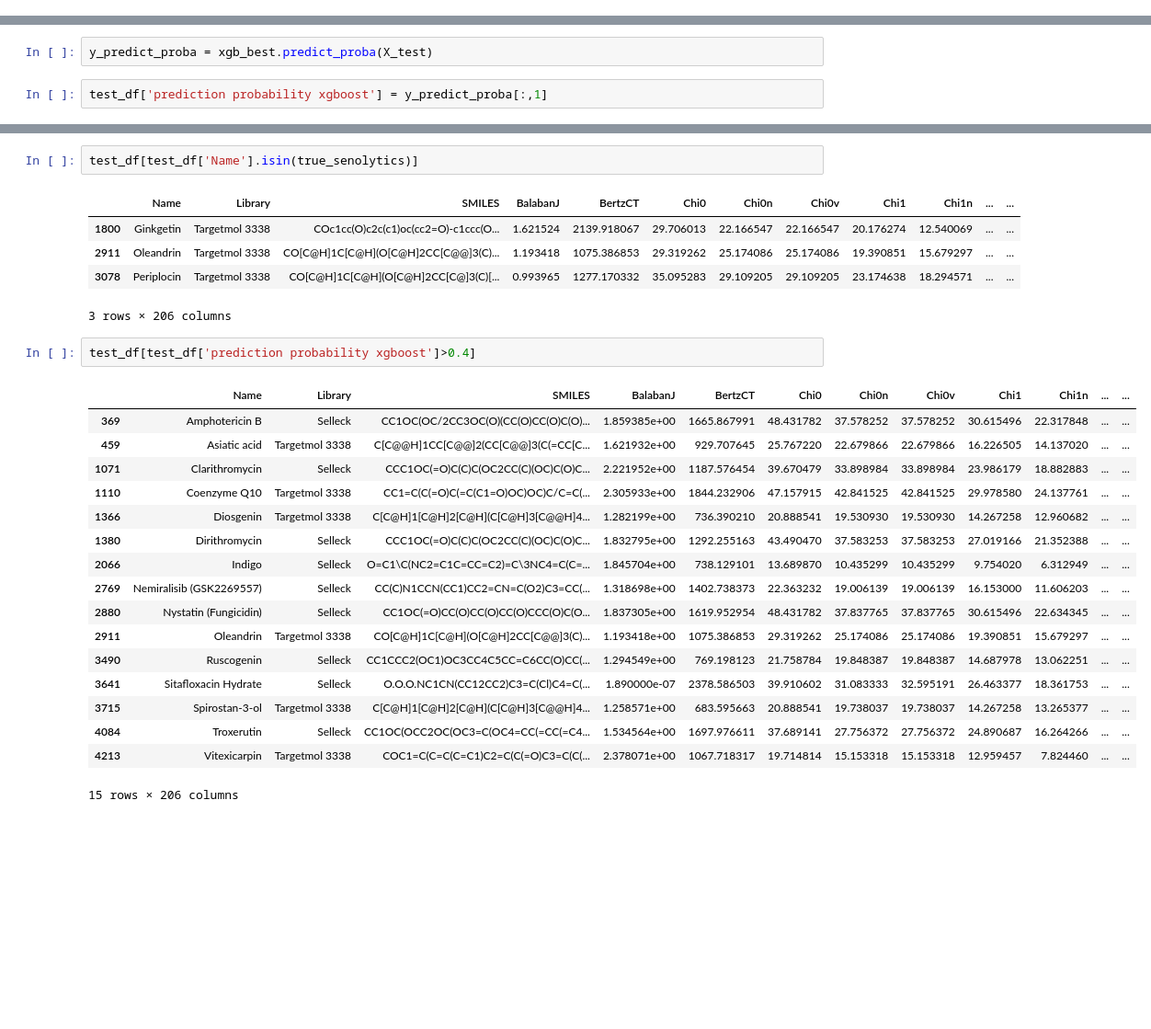
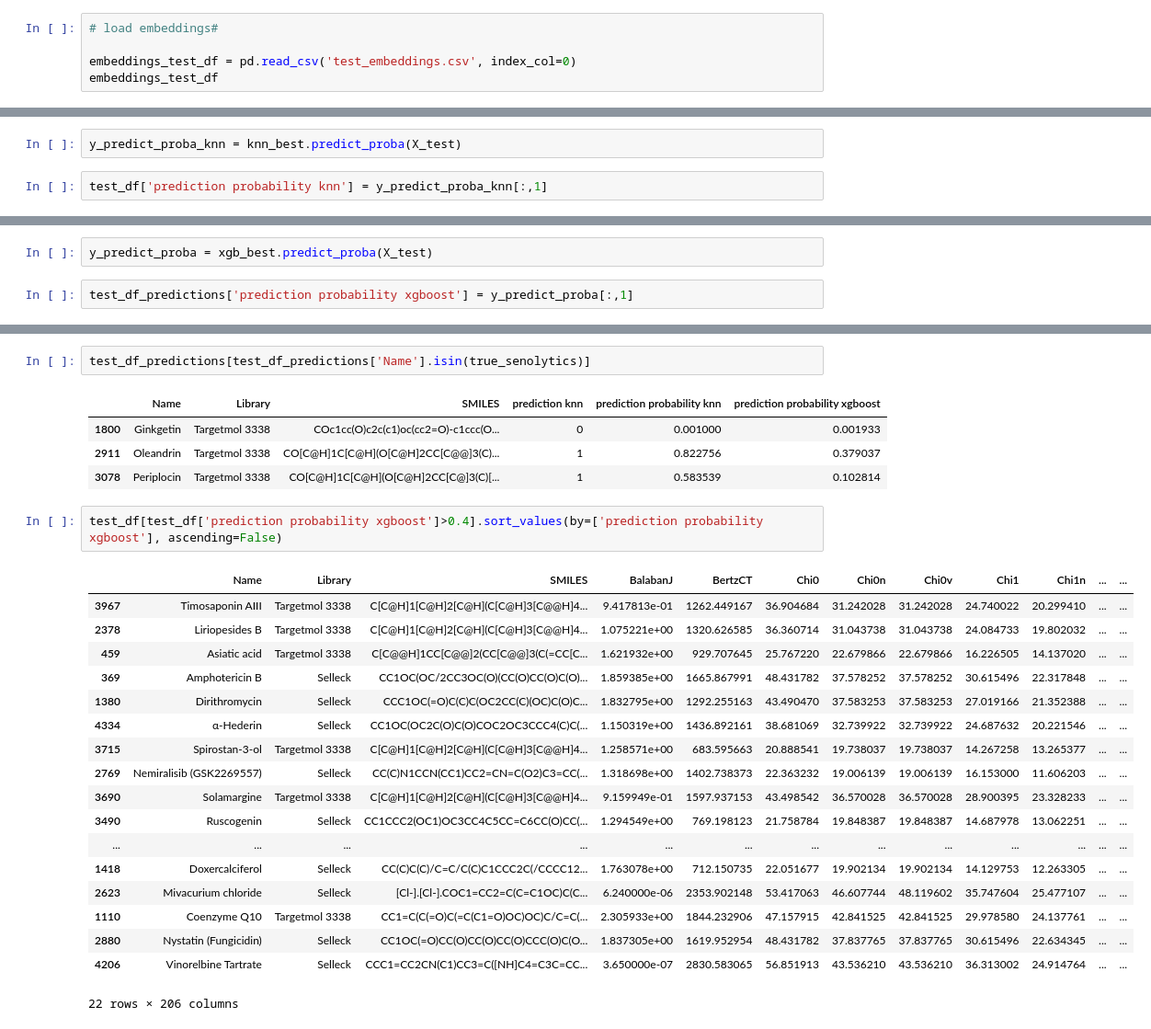
Before and after one commit to charmdust/LLMs-senolytics, a Jupyter notebook: Test_set_best_classifier.ipynb, the cells around one changed output, grey strips where cells are left out. Shown at 92% size. Drawn from its saved outputs; the diff is of its cells as text; blank space fills up the shorter version.

```diff
--- a/Test_set_best_classifier.ipynb
+++ b/Test_set_best_classifier.ipynb
@@ -168,0 +170,5 @@ PCA
+# %%
+# load embeddings#
+
+embeddings_test_df = pd.read_csv('test_embeddings.csv', index_col=0)
+embeddings_test_df
@@ -272,0 +279,4 @@ XGBoost
+# %%
+y_predict_proba_knn = knn_best.predict_proba(X_test)
+# %%
+test_df['prediction probability knn'] = y_predict_proba_knn[:,1]
@@ -288,4 +475,4 @@ sum(y_pred)
 # %%
 y_predict_proba = xgb_best.predict_proba(X_test)
 # %%
-test_df['prediction probability xgboost'] = y_predict_proba[:,1]
+test_df_predictions['prediction probability xgboost'] = y_predict_proba[:,1]
@@ -308,29 +501,29 @@ test_df.sort_values(by=['prediction probability xgboost'], ascending=False)
 # %%
-test_df[test_df['Name'].isin(true_senolytics)]
+test_df_predictions[test_df_predictions['Name'].isin(true_senolytics)]
 # %% [output]
-|  | Name | Library | SMILES | BalabanJ | BertzCT | Chi0 | Chi0n | Chi0v | Chi1 | Chi1n | ... | ... |
-| 1800 | Ginkgetin | Targetmol 3338 | COc1cc(O)c2c(c1)oc(cc2=O)-c1ccc(O... | 1.621524 | 2139.918067 | 29.706013 | 22.166547 | 22.166547 | 20.176274 | 12.540069 | ... | ... |
-| 2911 | Oleandrin | Targetmol 3338 | CO[C@H]1C[C@H](O[C@H]2CC[C@@]3(C)... | 1.193418 | 1075.386853 | 29.319262 | 25.174086 | 25.174086 | 19.390851 | 15.679297 | ... | ... |
-| 3078 | Periplocin | Targetmol 3338 | CO[C@H]1C[C@H](O[C@H]2CC[C@]3(C)[... | 0.993965 | 1277.170332 | 35.095283 | 29.109205 | 29.109205 | 23.174638 | 18.294571 | ... | ... |
+|  | Name | Library | SMILES | prediction knn | prediction probability knn | prediction probability xgboost |
+| 1800 | Ginkgetin | Targetmol 3338 | COc1cc(O)c2c(c1)oc(cc2=O)-c1ccc(O... | 0 | 0.001000 | 0.001933 |
+| 2911 | Oleandrin | Targetmol 3338 | CO[C@H]1C[C@H](O[C@H]2CC[C@@]3(C)... | 1 | 0.822756 | 0.379037 |
+| 3078 | Periplocin | Targetmol 3338 | CO[C@H]1C[C@H](O[C@H]2CC[C@]3(C)[... | 1 | 0.583539 | 0.102814 |
-3 rows × 206 columns
 # %%
-test_df[test_df['prediction probability xgboost']>0.4]
+test_df[test_df['prediction probability xgboost']>0.4].sort_values(by=['prediction probability xgboost'], ascending=False)
 # %% [output]
 |  | Name | Library | SMILES | BalabanJ | BertzCT | Chi0 | Chi0n | Chi0v | Chi1 | Chi1n | ... | ... |
+| 3967 | Timosaponin AIII | Targetmol 3338 | C[C@H]1[C@H]2[C@H](C[C@H]3[C@@H]4... | 9.417813e-01 | 1262.449167 | 36.904684 | 31.242028 | 31.242028 | 24.740022 | 20.299410 | ... | ... |
+| 2378 | Liriopesides B | Targetmol 3338 | C[C@H]1[C@H]2[C@H](C[C@H]3[C@@H]4... | 1.075221e+00 | 1320.626585 | 36.360714 | 31.043738 | 31.043738 | 24.084733 | 19.802032 | ... | ... |
+| 459 | Asiatic acid | Targetmol 3338 | C[C@@H]1CC[C@@]2(CC[C@@]3(C(=CC[C... | 1.621932e+00 | 929.707645 | 25.767220 | 22.679866 | 22.679866 | 16.226505 | 14.137020 | ... | ... |
 | 369 | Amphotericin B | Selleck | CC1OC(OC/2CC3OC(O)(CC(O)CC(O)C(O)... | 1.859385e+00 | 1665.867991 | 48.431782 | 37.578252 | 37.578252 | 30.615496 | 22.317848 | ... | ... |
-| 459 | Asiatic acid | Targetmol 3338 | C[C@@H]1CC[C@@]2(CC[C@@]3(C(=CC[C... | 1.621932e+00 | 929.707645 | 25.767220 | 22.679866 | 22.679866 | 16.226505 | 14.137020 | ... | ... |
-| 1071 | Clarithromycin | Selleck | CCC1OC(=O)C(C)C(OC2CC(C)(OC)C(O)C... | 2.221952e+00 | 1187.576454 | 39.670479 | 33.898984 | 33.898984 | 23.986179 | 18.882883 | ... | ... |
+| 1380 | Dirithromycin | Selleck | CCC1OC(=O)C(C)C(OC2CC(C)(OC)C(O)C... | 1.832795e+00 | 1292.255163 | 43.490470 | 37.583253 | 37.583253 | 27.019166 | 21.352388 | ... | ... |
+| 4334 | α-Hederin | Selleck | CC1OC(OC2C(O)C(O)COC2OC3CCC4(C)C(... | 1.150319e+00 | 1436.892161 | 38.681069 | 32.739922 | 32.739922 | 24.687632 | 20.221546 | ... | ... |
+| 3715 | Spirostan-3-ol | Targetmol 3338 | C[C@H]1[C@H]2[C@H](C[C@H]3[C@@H]4... | 1.258571e+00 | 683.595663 | 20.888541 | 19.738037 | 19.738037 | 14.267258 | 13.265377 | ... | ... |
+| 2769 | Nemiralisib (GSK2269557) | Selleck | CC(C)N1CCN(CC1)CC2=CN=C(O2)C3=CC(... | 1.318698e+00 | 1402.738373 | 22.363232 | 19.006139 | 19.006139 | 16.153000 | 11.606203 | ... | ... |
+| 3690 | Solamargine | Targetmol 3338 | C[C@H]1[C@H]2[C@H](C[C@H]3[C@@H]4... | 9.159949e-01 | 1597.937153 | 43.498542 | 36.570028 | 36.570028 | 28.900395 | 23.328233 | ... | ... |
+| 3490 | Ruscogenin | Selleck | CC1CCC2(OC1)OC3CC4C5CC=C6CC(O)CC(... | 1.294549e+00 | 769.198123 | 21.758784 | 19.848387 | 19.848387 | 14.687978 | 13.062251 | ... | ... |
+| ... | ... | ... | ... | ... | ... | ... | ... | ... | ... | ... | ... | ... |
+| 1418 | Doxercalciferol | Selleck | CC(C)C(C)/C=C/C(C)C1CCC2C(/CCCC12... | 1.763078e+00 | 712.150735 | 22.051677 | 19.902134 | 19.902134 | 14.129753 | 12.263305 | ... | ... |
+| 2623 | Mivacurium chloride | Selleck | [Cl-].[Cl-].COC1=CC2=C(C=C1OC)C(C... | 6.240000e-06 | 2353.902148 | 53.417063 | 46.607744 | 48.119602 | 35.747604 | 25.477107 | ... | ... |
 | 1110 | Coenzyme Q10 | Targetmol 3338 | CC1=C(C(=O)C(=C(C1=O)OC)OC)C/C=C(... | 2.305933e+00 | 1844.232906 | 47.157915 | 42.841525 | 42.841525 | 29.978580 | 24.137761 | ... | ... |
-| 1366 | Diosgenin | Targetmol 3338 | C[C@H]1[C@H]2[C@H](C[C@H]3[C@@H]4... | 1.282199e+00 | 736.390210 | 20.888541 | 19.530930 | 19.530930 | 14.267258 | 12.960682 | ... | ... |
-| 1380 | Dirithromycin | Selleck | CCC1OC(=O)C(C)C(OC2CC(C)(OC)C(O)C... | 1.832795e+00 | 1292.255163 | 43.490470 | 37.583253 | 37.583253 | 27.019166 | 21.352388 | ... | ... |
-| 2066 | Indigo | Selleck | O=C1\C(NC2=C1C=CC=C2)=C\3NC4=C(C=... | 1.845704e+00 | 738.129101 | 13.689870 | 10.435299 | 10.435299 | 9.754020 | 6.312949 | ... | ... |
-| 2769 | Nemiralisib (GSK2269557) | Selleck | CC(C)N1CCN(CC1)CC2=CN=C(O2)C3=CC(... | 1.318698e+00 | 1402.738373 | 22.363232 | 19.006139 | 19.006139 | 16.153000 | 11.606203 | ... | ... |
 | 2880 | Nystatin (Fungicidin) | Selleck | CC1OC(=O)CC(O)CC(O)CC(O)CCC(O)C(O... | 1.837305e+00 | 1619.952954 | 48.431782 | 37.837765 | 37.837765 | 30.615496 | 22.634345 | ... | ... |
-| 2911 | Oleandrin | Targetmol 3338 | CO[C@H]1C[C@H](O[C@H]2CC[C@@]3(C)... | 1.193418e+00 | 1075.386853 | 29.319262 | 25.174086 | 25.174086 | 19.390851 | 15.679297 | ... | ... |
-| 3490 | Ruscogenin | Selleck | CC1CCC2(OC1)OC3CC4C5CC=C6CC(O)CC(... | 1.294549e+00 | 769.198123 | 21.758784 | 19.848387 | 19.848387 | 14.687978 | 13.062251 | ... | ... |
-| 3641 | Sitafloxacin Hydrate | Selleck | O.O.O.NC1CN(CC12CC2)C3=C(Cl)C4=C(... | 1.890000e-07 | 2378.586503 | 39.910602 | 31.083333 | 32.595191 | 26.463377 | 18.361753 | ... | ... |
-| 3715 | Spirostan-3-ol | Targetmol 3338 | C[C@H]1[C@H]2[C@H](C[C@H]3[C@@H]4... | 1.258571e+00 | 683.595663 | 20.888541 | 19.738037 | 19.738037 | 14.267258 | 13.265377 | ... | ... |
-| 4084 | Troxerutin | Selleck | CC1OC(OCC2OC(OC3=C(OC4=CC(=CC(=C4... | 1.534564e+00 | 1697.976611 | 37.689141 | 27.756372 | 27.756372 | 24.890687 | 16.264266 | ... | ... |
-| 4213 | Vitexicarpin | Targetmol 3338 | COC1=C(C=C(C=C1)C2=C(C(=O)C3=C(C(... | 2.378071e+00 | 1067.718317 | 19.714814 | 15.153318 | 15.153318 | 12.959457 | 7.824460 | ... | ... |
+| 4206 | Vinorelbine Tartrate | Selleck | CCC1=CC2CN(C1)CC3=C([NH]C4=C3C=CC... | 3.650000e-07 | 2830.583065 | 56.851913 | 43.536210 | 43.536210 | 36.313002 | 24.914764 | ... | ... |
-15 rows × 206 columns
+22 rows × 206 columns
 # %%
```
Also changed, not shown: parts of 27 cells of this notebook.
